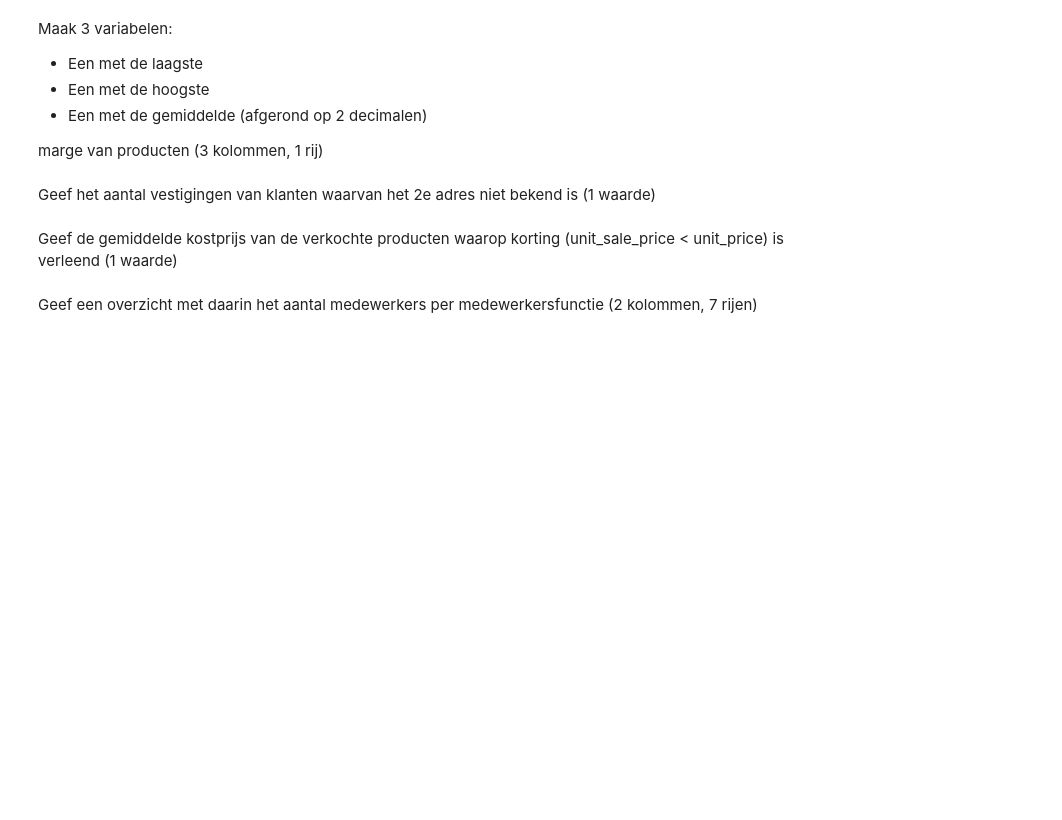
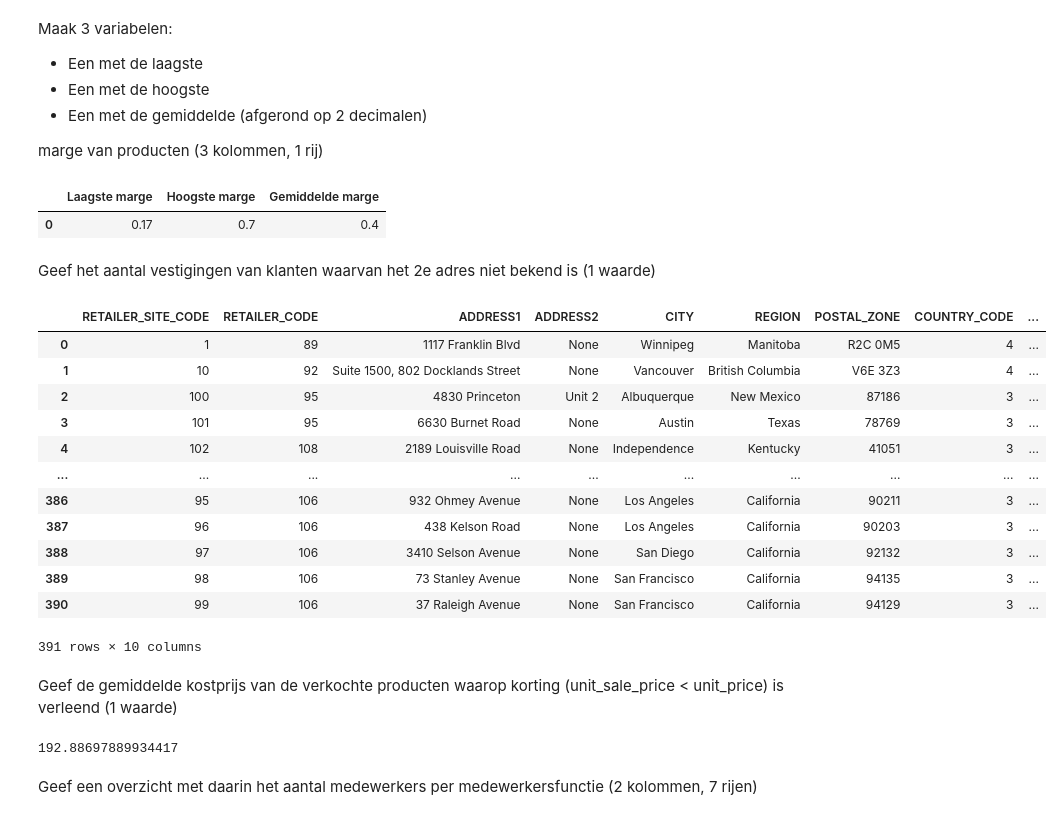
Before and after one commit to troykort/DaD, a Jupyter notebook: Practicum_2.3_Opdracht/Practicum_2.3_Opdrachten.ipynb, the cells around one changed output. Cells and saved outputs as stored; diff of their text form; code cells hidden in the pictures; blank space fills up the shorter version.

```diff
--- a/Practicum_2.3_Opdracht/Practicum_2.3_Opdrachten.ipynb
+++ b/Practicum_2.3_Opdracht/Practicum_2.3_Opdrachten.ipynb
@@ -36,6 +36,33 @@ Lees van de ingelezen go_sales-database te volgende tabellen in met behulp van "
 - target
 - returned_item
 - return_reason
+# %%
+
+
+newQuery = "SELECT * FROM product"
+product = pd.read_sql(newQuery,Sales_connection)
+newQuery = "SELECT * FROM product_type"
+product_type = pd.read_sql(newQuery,Sales_connection)
+newQuery = "SELECT * FROM product_line"
+product_line = pd.read_sql(newQuery,Sales_connection)
+newQuery = "SELECT * FROM sales_staff"
+sales_staff = pd.read_sql(newQuery,Sales_connection)
+newQuery = "SELECT * FROM sales_branch"
+sales_branch = pd.read_sql(newQuery,Sales_connection)
+newQuery = "SELECT * FROM retailer_site"
+retailer_site = pd.read_sql(newQuery,Sales_connection)
+newQuery = "SELECT * FROM country"
+country = pd.read_sql(newQuery,Sales_connection)
+newQuery = "SELECT * FROM order_header"
+order_header = pd.read_sql(newQuery,Sales_connection)
+newQuery = "SELECT * FROM order_details"
+order_details = pd.read_sql(newQuery,Sales_connection)
+newQuery = "SELECT * FROM SALES_TARGETData"
+target = pd.read_sql(newQuery,Sales_connection)
+newQuery = "SELECT * FROM returned_item"
+returned_item = pd.read_sql(newQuery,Sales_connection)
+newQuery = "SELECT * FROM return_reason"
+return_reason = pd.read_sql(newQuery,Sales_connection)
 # %% [markdown]
 Let op! Voor alle onderstaande opdrachten mag je <u>alleen Python</u> gebruiken, <u>geen SQL!</u>
 # %% [markdown]
@@ -67,9 +191,55 @@ Maak 3 variabelen:
 - Een met de gemiddelde (afgerond op 2 decimalen)
 
 marge van producten (3 kolommen, 1 rij)
+# %%
+import numpy as np
+laagste_marge = product['MARGIN'].min()
+
+hoogste_marge = product['MARGIN'].max()
+
+gemiddelde_marge = round(product['MARGIN'].mean(), 2)
+data = {
+    'Laagste marge': [laagste_marge],
+    'Hoogste marge': [hoogste_marge],
+    'Gemiddelde marge': [gemiddelde_marge]
+}
+
+marge_overzicht = pd.DataFrame(data)
+marge_overzicht
+# %% [output]
+|  | Laagste marge | Hoogste marge | Gemiddelde marge |
+| 0 | 0.17 | 0.7 | 0.4 |
 # %% [markdown]
 Geef het aantal vestigingen van klanten waarvan het 2e adres niet bekend is (1 waarde)
+# %%
+aantal_ontbrekende_adressen = retailer_site['ADDRESS2'].isna().count()
+aantal_ontbrekende_adressen
+retailer_site
+# %% [output]
+|  | RETAILER_SITE_CODE | RETAILER_CODE | ADDRESS1 | ADDRESS2 | CITY | REGION | POSTAL_ZONE | COUNTRY_CODE | ... |
+| 0 | 1 | 89 | 1117 Franklin Blvd | None | Winnipeg | Manitoba | R2C 0M5 | 4 | ... |
+| 1 | 10 | 92 | Suite 1500, 802 Docklands Street | None | Vancouver | British Columbia | V6E 3Z3 | 4 | ... |
+| 2 | 100 | 95 | 4830 Princeton | Unit 2 | Albuquerque | New Mexico | 87186 | 3 | ... |
+| 3 | 101 | 95 | 6630 Burnet Road | None | Austin | Texas | 78769 | 3 | ... |
+| 4 | 102 | 108 | 2189 Louisville Road | None | Independence | Kentucky | 41051 | 3 | ... |
+| ... | ... | ... | ... | ... | ... | ... | ... | ... | ... |
+| 386 | 95 | 106 | 932 Ohmey Avenue | None | Los Angeles | California | 90211 | 3 | ... |
+| 387 | 96 | 106 | 438 Kelson Road | None | Los Angeles | California | 90203 | 3 | ... |
+| 388 | 97 | 106 | 3410 Selson Avenue | None | San Diego | California | 92132 | 3 | ... |
+| 389 | 98 | 106 | 73 Stanley Avenue | None | San Francisco | California | 94135 | 3 | ... |
+| 390 | 99 | 106 | 37 Raleigh Avenue | None | San Francisco | California | 94129 | 3 | ... |
+391 rows × 10 columns
 # %% [markdown]
 Geef de gemiddelde kostprijs van de verkochte producten waarop korting (unit_sale_price < unit_price) is verleend (1 waarde)
+# %%
+verkochte_producten_met_korting = order_details[order_details['UNIT_SALE_PRICE'] < order_details['UNIT_PRICE']]
+
+verkochte_producten_met_korting['UNIT_PRICE'] = pd.to_numeric(verkochte_producten_met_korting['UNIT_PRICE'], errors='coerce')
+
+gemiddelde_kostprijs_met_korting = verkochte_producten_met_korting['UNIT_PRICE'].mean()
+
+gemiddelde_kostprijs_met_korting
+# %% [output]
+192.88697889934417
 # %% [markdown]
 Geef een overzicht met daarin het aantal medewerkers per medewerkersfunctie (2 kolommen, 7 rijen)
```
Also changed, not shown: parts of 14 cells of this notebook, 6 other files.
